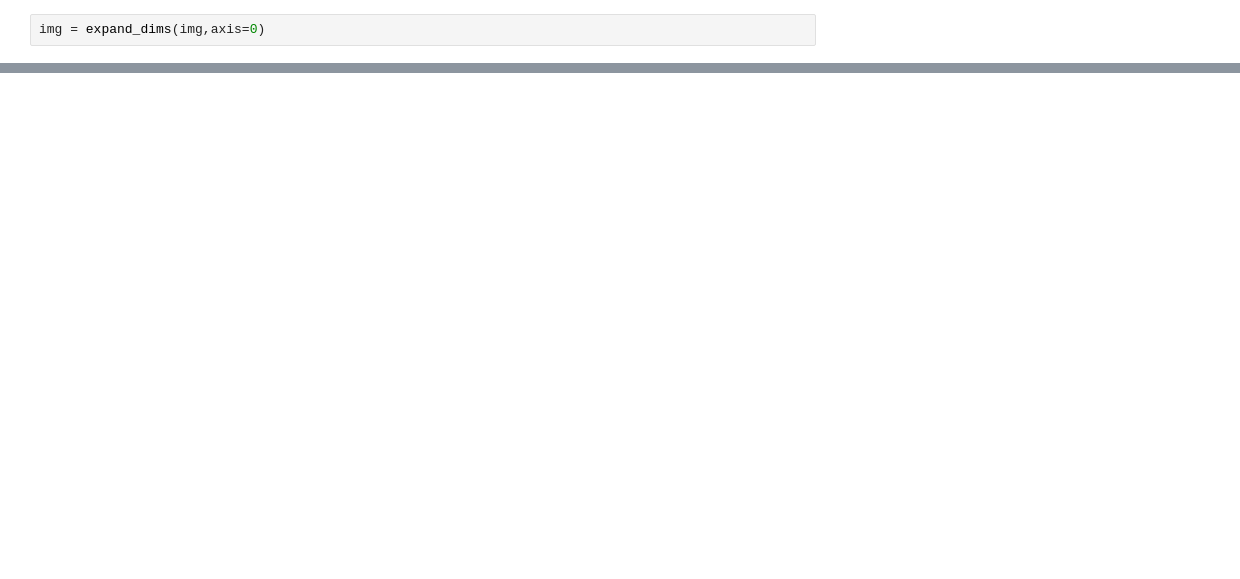
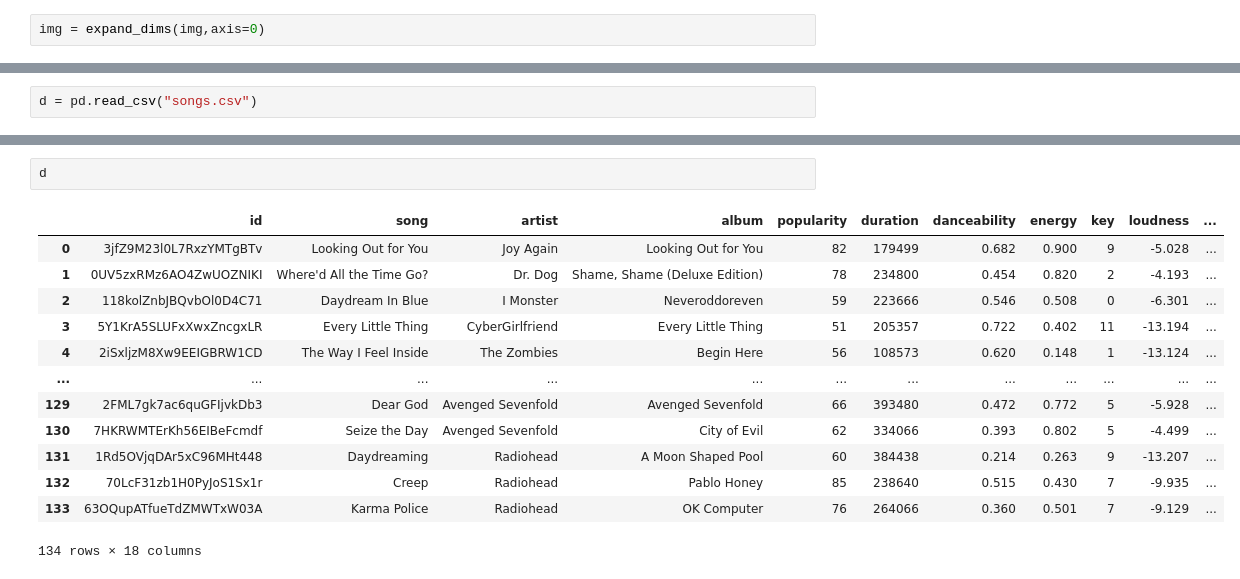
Before and after one commit to gridsusc/mindspark-10-team-Renaissaince, a Jupyter notebook: emotion_recog.ipynb, the cells around one changed output, grey strips where cells are left out. Cells and saved outputs as stored; diff of their text form; blank space fills up the shorter version.

```diff
--- a/emotion_recog.ipynb
+++ b/emotion_recog.ipynb
@@ -283,0 +346,2 @@ array([[1., 0., 0., 0., 0., 0., 0.]], dtype=float32)
+# %%
+d = pd.read_csv("songs.csv")
@@ -283,0 +377,16 @@ array([[1., 0., 0., 0., 0., 0., 0.]], dtype=float32)
+# %%
+d
+# %% [output]
+|  | id | song | artist | album | popularity | duration | danceability | energy | key | loudness | ... |
+| 0 | 3jfZ9M23l0L7RxzYMTgBTv | Looking Out for You | Joy Again | Looking Out for You | 82 | 179499 | 0.682 | 0.900 | 9 | -5.028 | ... |
+| 1 | 0UV5zxRMz6AO4ZwUOZNIKI | Where'd All the Time Go? | Dr. Dog | Shame, Shame (Deluxe Edition) | 78 | 234800 | 0.454 | 0.820 | 2 | -4.193 | ... |
+| 2 | 118kolZnbJBQvbOl0D4C71 | Daydream In Blue | I Monster | Neveroddoreven | 59 | 223666 | 0.546 | 0.508 | 0 | -6.301 | ... |
+| 3 | 5Y1KrA5SLUFxXwxZncgxLR | Every Little Thing | CyberGirlfriend | Every Little Thing | 51 | 205357 | 0.722 | 0.402 | 11 | -13.194 | ... |
+| 4 | 2iSxljzM8Xw9EEIGBRW1CD | The Way I Feel Inside | The Zombies | Begin Here | 56 | 108573 | 0.620 | 0.148 | 1 | -13.124 | ... |
+| ... | ... | ... | ... | ... | ... | ... | ... | ... | ... | ... | ... |
+| 129 | 2FML7gk7ac6quGFIjvkDb3 | Dear God | Avenged Sevenfold | Avenged Sevenfold | 66 | 393480 | 0.472 | 0.772 | 5 | -5.928 | ... |
+| 130 | 7HKRWMTErKh56EIBeFcmdf | Seize the Day | Avenged Sevenfold | City of Evil | 62 | 334066 | 0.393 | 0.802 | 5 | -4.499 | ... |
+| 131 | 1Rd5OVjqDAr5xC96MHt448 | Daydreaming | Radiohead | A Moon Shaped Pool | 60 | 384438 | 0.214 | 0.263 | 9 | -13.207 | ... |
+| 132 | 70LcF31zb1H0PyJoS1Sx1r | Creep | Radiohead | Pablo Honey | 85 | 238640 | 0.515 | 0.430 | 7 | -9.935 | ... |
+| 133 | 63OQupATfueTdZMWTxW03A | Karma Police | Radiohead | OK Computer | 76 | 264066 | 0.360 | 0.501 | 7 | -9.129 | ... |
+134 rows × 18 columns
```
Also changed, not shown: parts of 12 cells of this notebook.
